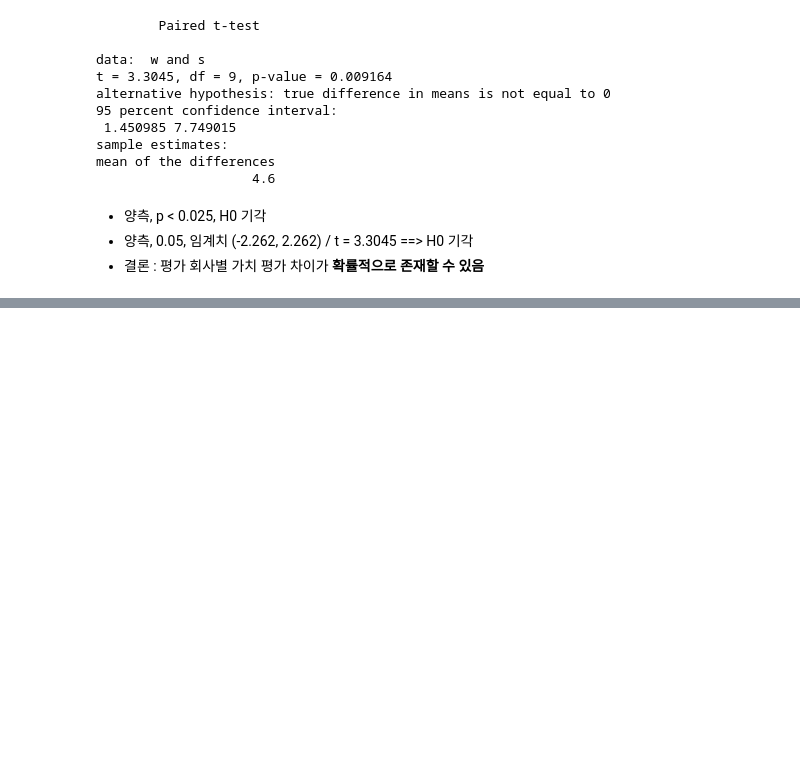
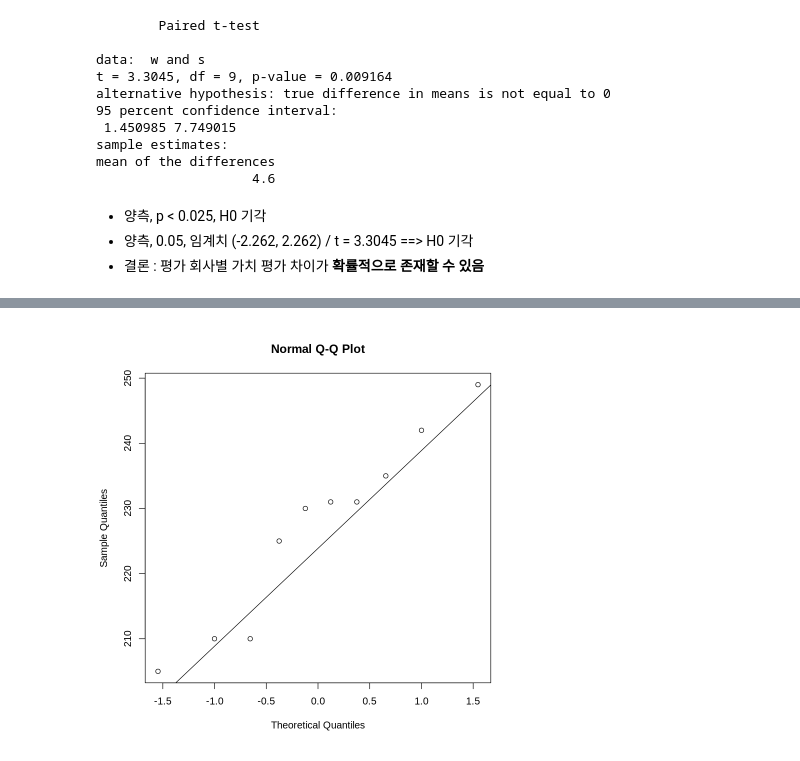
Before and after one commit to gyujin0450/Rstudy, a Jupyter notebook: R14_001.ipynb, the cells around one changed output, grey strips where cells are left out. Cells and saved outputs as stored; diff of their text form; code cells hidden in the pictures; blank space fills up the shorter version.

```diff
--- a/R14_001.ipynb
+++ b/R14_001.ipynb
@@ -439,0 +447,5 @@ mean of the differences
+# %%
+qqnorm(w)
+qqline(w)
+# %% [output]
+[figure, added]
```
Also changed, not shown: parts of 2 cells of this notebook.
